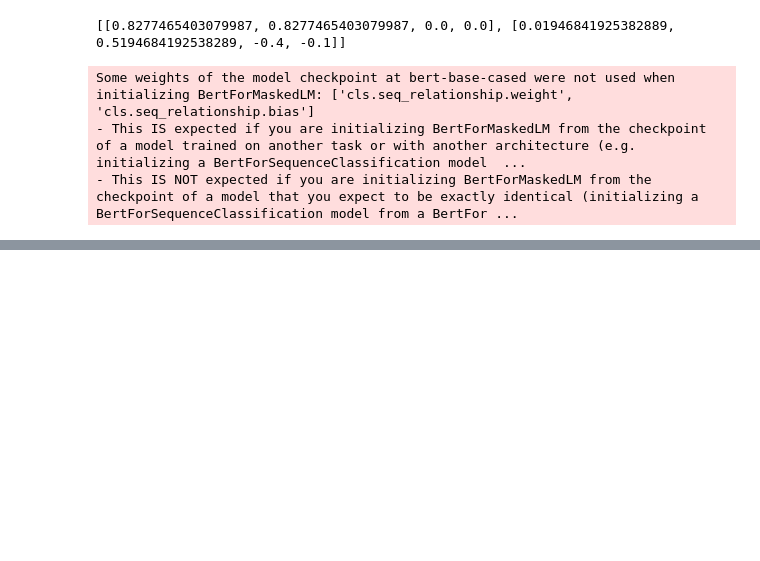
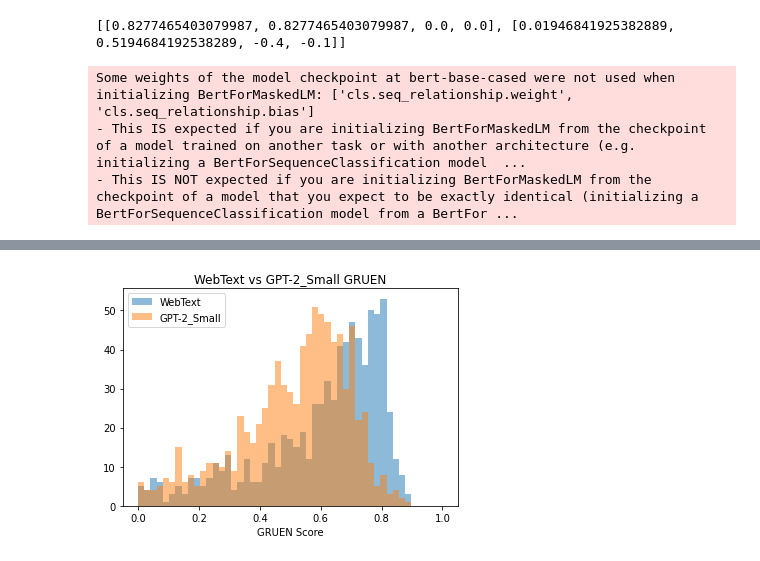
Before and after one commit to mkhural/W266_Final_Project, a Jupyter notebook: W266_GRUEN.ipynb, the cells around one changed output, grey strips where cells are left out. Drawn from its saved outputs; the diff is of its cells as text; code cells hidden in the pictures; blank space fills up the shorter version.

```diff
--- a/W266_GRUEN.ipynb
+++ b/W266_GRUEN.ipynb
@@ -374,0 +410,12 @@ import matplotlib.pyplot as plt
+# %%
+bins = numpy.linspace(0.00001, 1, 50)
+
+plt.hist(web_base['gruen'], bins, alpha=0.5, label='WebText')
+plt.hist(sml_base['gruen'], bins, alpha=0.5, label='GPT-2_Small')
+plt.title('WebText vs GPT-2_Small GRUEN')
+plt.xlabel('GRUEN Score')
+plt.legend(loc='upper left')
+plt.show()
+## Plot after taking 100
+# %% [output]
+[figure, added]
```
Also changed, not shown: parts of 15 cells of this notebook.
